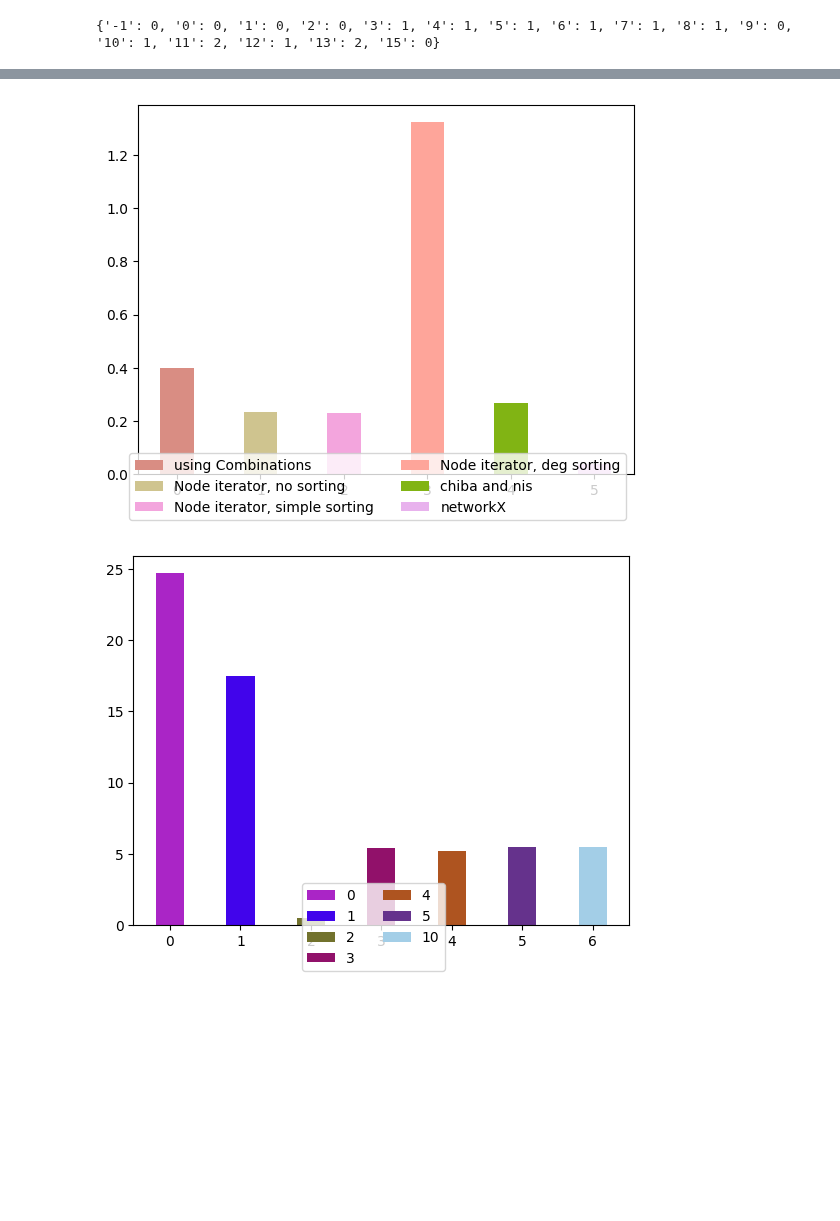
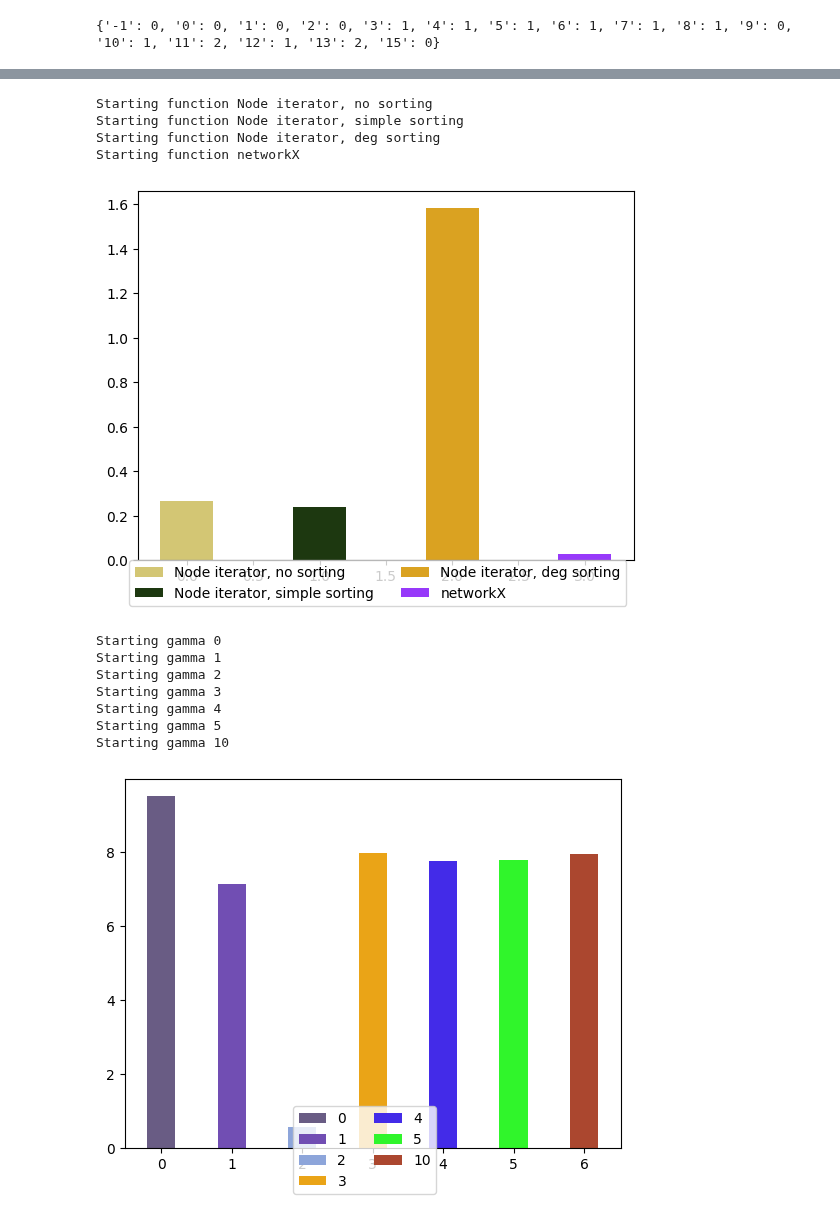
Before and after one commit to Hanno1/AlgorithmischeNetzwerkanalyseLAB, a Jupyter notebook: presentation_task2.ipynb, the cells around one changed output, grey strips where cells are left out. Cells and saved outputs as stored; diff of their text form; code cells hidden in the pictures; blank space fills up the shorter version.

```diff
--- a/presentation_task2.ipynb
+++ b/presentation_task2.ipynb
@@ -371,13 +465,39 @@ PerfTri.test_and_plot_fully_connected(n_array, functions, names, 1, colors, netx
 # %%
 # Teste das Ganze für die Power Networks
+
+functions = [Ta.algorithm_node_iterator_without_sorting,
+             Ta.algorithm_node_iterator_simple_sorting,
+             Ta.algorithm_node_iterator_degeneracy_sorting,
+             nx.triangles]
+names = ["Node iterator, no sorting",
+         "Node iterator, simple sorting",
+         "Node iterator, deg sorting",
+         "networkX"]
+colors = ["gray",
+          "red",
+          "teal",
+          "blue"]
+
 normalTests = powerNetTest.TestTriangleImplementationPowerNetworks(functions, names,
-                                                                   "networks/power_networks/", [5])
+                                                                   "networks/power_networks/", [3])
 normalTests.plot_and_run()
 # %% [output]
+Starting function Node iterator, no sorting
+Starting function Node iterator, simple sorting
+Starting function Node iterator, deg sorting
+Starting function networkX
-[figure, old version]
+[figure, new version]
 # %%
 # Teste den ayz Algorithmus für verschiedene gamma
-ayzTests = powerNetTest.TestAYZImplementationOnPowerNetworks([0, 1, 2, 3, 4, 5, 10], "networks/power_networks/")
+ayzTests = powerNetTest.TestAYZImplementationOnPowerNetworks([0, 1, 2, 3, 4, 5, 10],
+                                                             "networks/power_networks/")
 ayzTests.plot_and_run()
 # %% [output]
+Starting gamma 0
+Starting gamma 1
+Starting gamma 2
+Starting gamma 3
+Starting gamma 4
+Starting gamma 5
+Starting gamma 10
-[figure, old version]
+[figure, new version]
```
Also changed, not shown: parts of 28 cells of this notebook, 11 other files.
